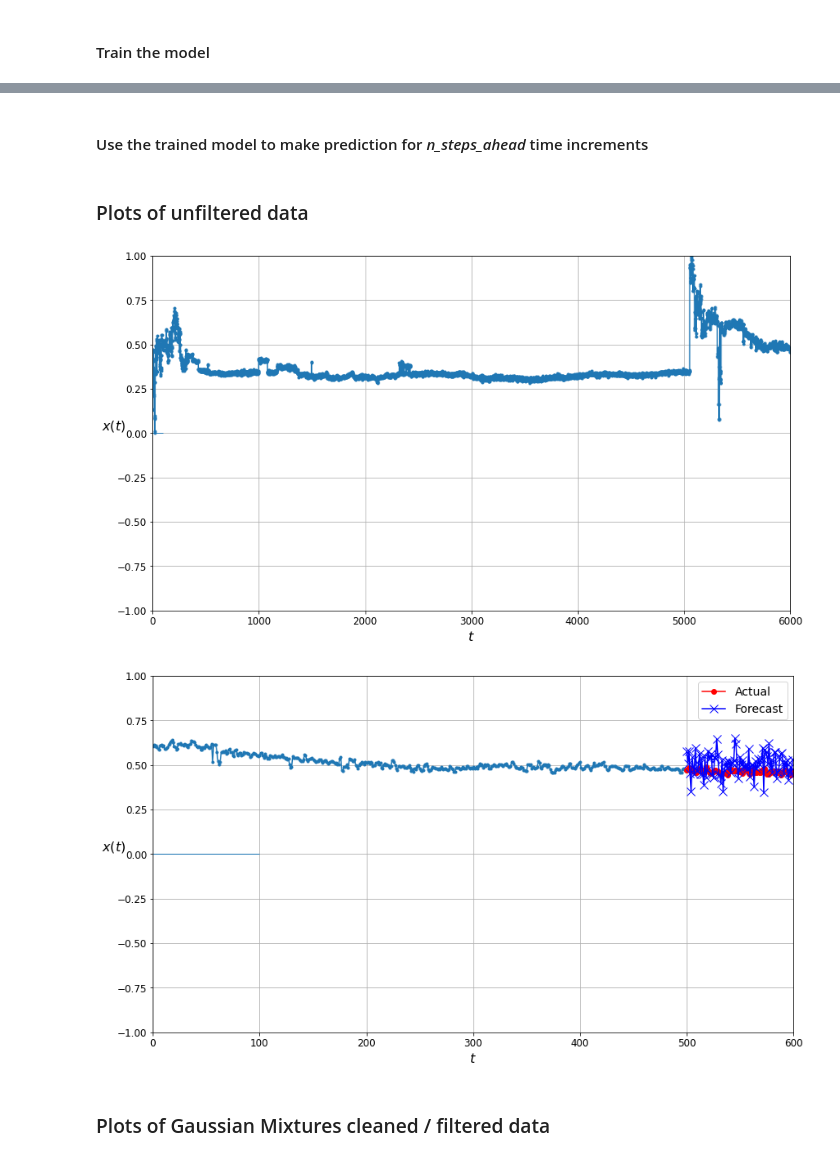
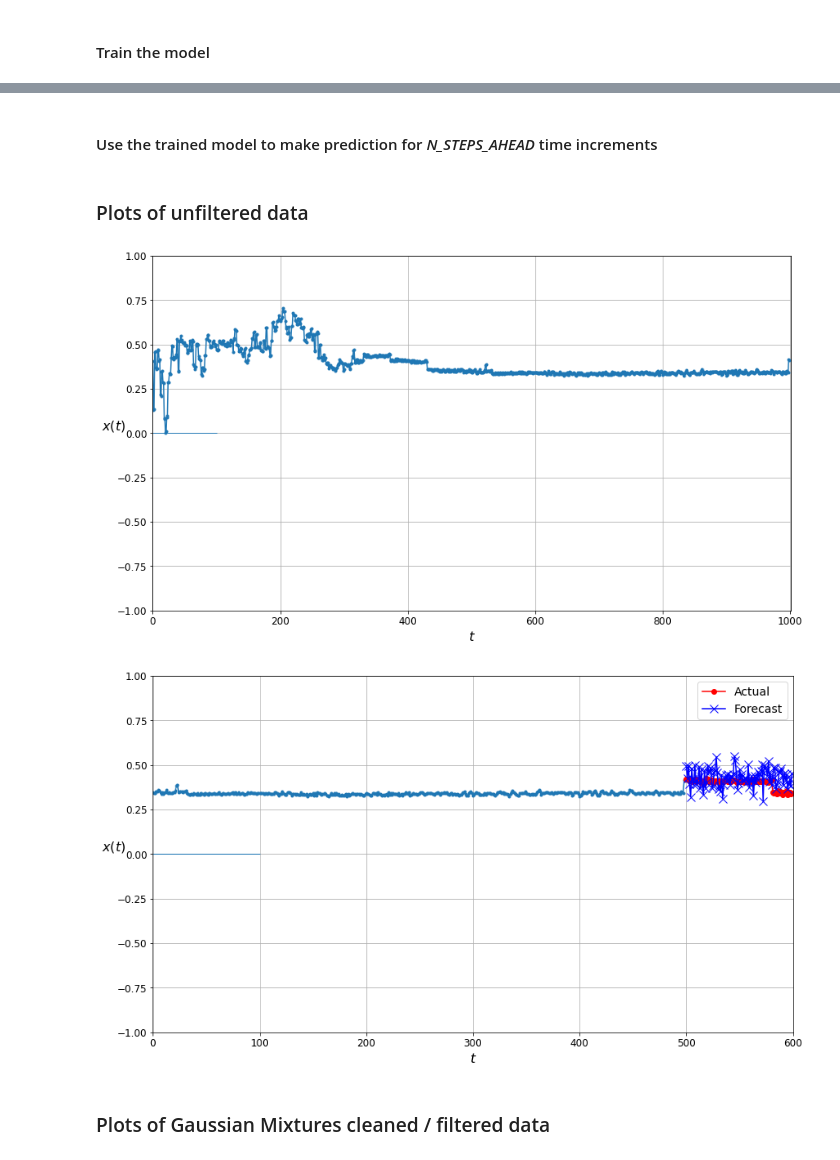
Before and after one commit to mdye/TZVOLCANO_machine_learning, a Jupyter notebook: MD_01_TZVOLCANO_Gaussian_Mixtures_Anomaly_Detection.ipynb, the cells around one changed output, grey strips where cells are left out. Drawn from its saved outputs; the diff is of its cells as text; code cells hidden in the pictures.

```diff
--- a/MD_01_TZVOLCANO_Gaussian_Mixtures_Anomaly_Detection.ipynb
+++ b/MD_01_TZVOLCANO_Gaussian_Mixtures_Anomaly_Detection.ipynb
@@ -214,9 +214,9 @@ SCALE_MAXIMUM = 1
 #####
 # Define important variables that control the neural net functionality.
 #####
-n_steps_training = 6 * 1000      # The number of data points to use in the training set
-n_steps_forecast = 500           # The number of data points to display in the predictions graph
-n_steps_ahead = 100              # the number of steps ahead that the neural net will predict
+N_STEPS_TRAINING = 1 * 1000      # The number of data points to use in the training set
+N_STEPS_FORECAST = 500           # The number of data points to display in the predictions graph
+N_STEPS_AHEAD = 100              # the number of steps ahead that the neural net will predict
 
 
 # Gaussian Mixtures Parameters
@@ -605,13 +605,13 @@ cleaned_kmeans_data = cleaned_kmeans_data[cleaned_kmeans_data.vector_magnitude_k
 #### Generate the training set
 # %%
 # get the data in the proper format to train the RNN
-# X_train, y_train = get_RNN_training_sets(scaled_data, 'Scaled Height', n_steps_training)
+# X_train, y_train = get_RNN_training_sets(scaled_data, 'Scaled Height', N_STEPS_TRAINING)
 
-RNN_training_data, RNN_training_labels = get_RNN_training_sets(scaled_data, 'Scaled Height', n_steps_training)
+RNN_training_data, RNN_training_labels = get_RNN_training_sets(scaled_data, 'Scaled Height', N_STEPS_TRAINING)
 # %% [markdown]
 #### Define the neural network model to be used and train it using the training set
 # %%
-model = get_neural_net_model(n_steps_ahead)
+model = get_neural_net_model(N_STEPS_AHEAD)
 
 history = model.fit(RNN_training_data, RNN_training_labels, epochs=20,)
 # %% [output]
@@ -642,11 +642,11 @@ Epoch 20/20
 Only use the number of points for the predictions that were used for training the neural net (plus the number of steps ahead that we want to predict)
 # %%
-number_of_records = n_steps_training + n_steps_ahead
+number_of_records = N_STEPS_TRAINING + N_STEPS_AHEAD
 truncated_scaled_data = scaled_data.head(number_of_records)
 
 # truncated_scaled_data.plot(kind='line',x='Seconds Since Epoch',y='Scaled Height', color='blue')
 
-X_new, Y_new = get_RNN_forecast_sets(truncated_scaled_data, 'Scaled Height', n_steps_training, n_steps_forecast, n_steps_ahead )
+X_new, Y_new = get_RNN_forecast_sets(truncated_scaled_data, 'Scaled Height', N_STEPS_TRAINING, N_STEPS_FORECAST, N_STEPS_AHEAD )
 
 X = X_new
 
@@ -745,3 +743,3 @@ Epoch 20/20
 # %% [markdown]
-#### Use the trained model to make prediction for *n_steps_ahead* time increments
+#### Use the trained model to make prediction for *N_STEPS_AHEAD* time increments
 # %%
@@ -758,17 +756,17 @@ Y_kmeans_cleaned_pred = kmeans_cleaned_model.predict(X_kmeans_cleaned_new)[:, -1
 # %%
 # Plot the entire training set
 plt.figure(figsize=(14, 8))
-plot_series(RNN_training_data[0, :, 0], n_steps_training)
+plot_series(RNN_training_data[0, :, 0], N_STEPS_TRAINING)
 plt.show()
 
 # Plot the last n_step_forecast
 plt.figure(figsize=(14, 8))
-plot_multiple_forecasts(X_new, Y_new, Y_pred, n_steps_forecast)
+plot_multiple_forecasts(X_new, Y_new, Y_pred, N_STEPS_FORECAST)
 # save_fig("forecast_ahead_plot")
 plt.show()
 # %% [output]
-[figure, old version]
+[figure, new version]
-[figure, old version]
+[figure, new version]
 # %% [markdown]
 ### Plots of Gaussian Mixtures cleaned / filtered data
 # %%
```
Also changed, not shown: parts of 19 cells of this notebook.
